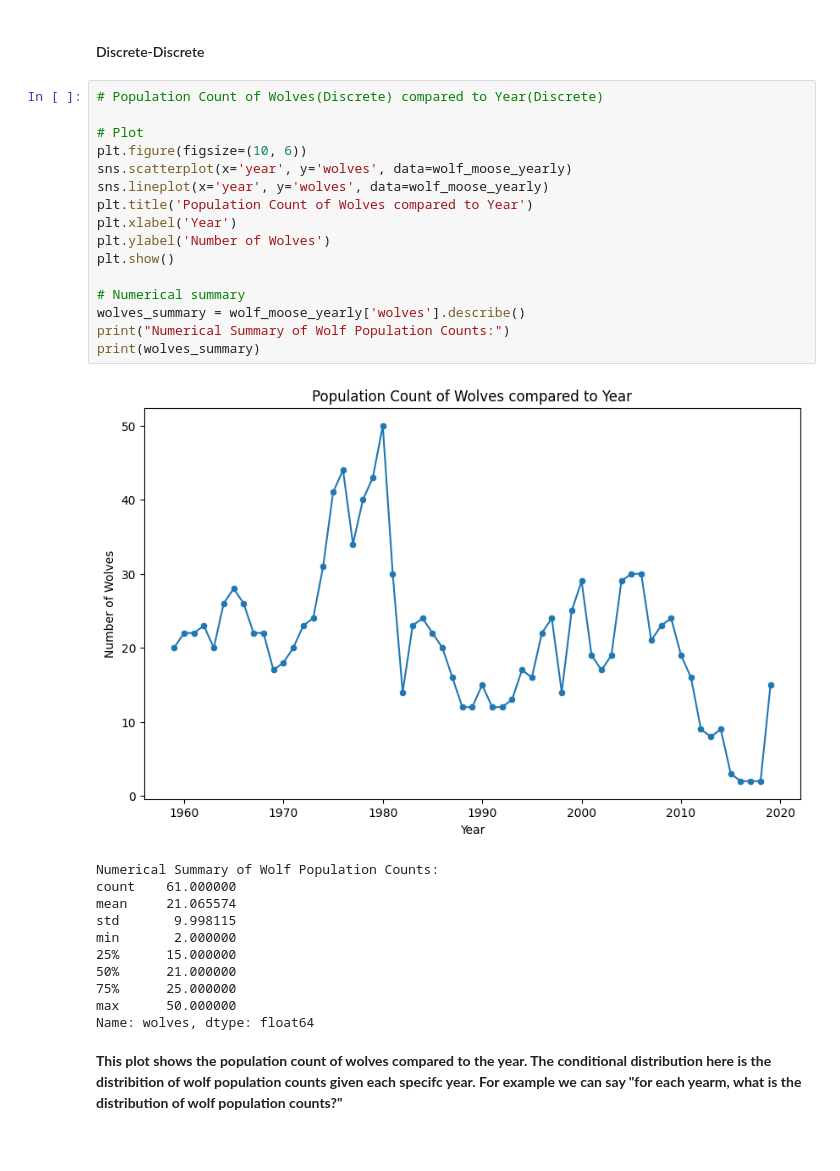
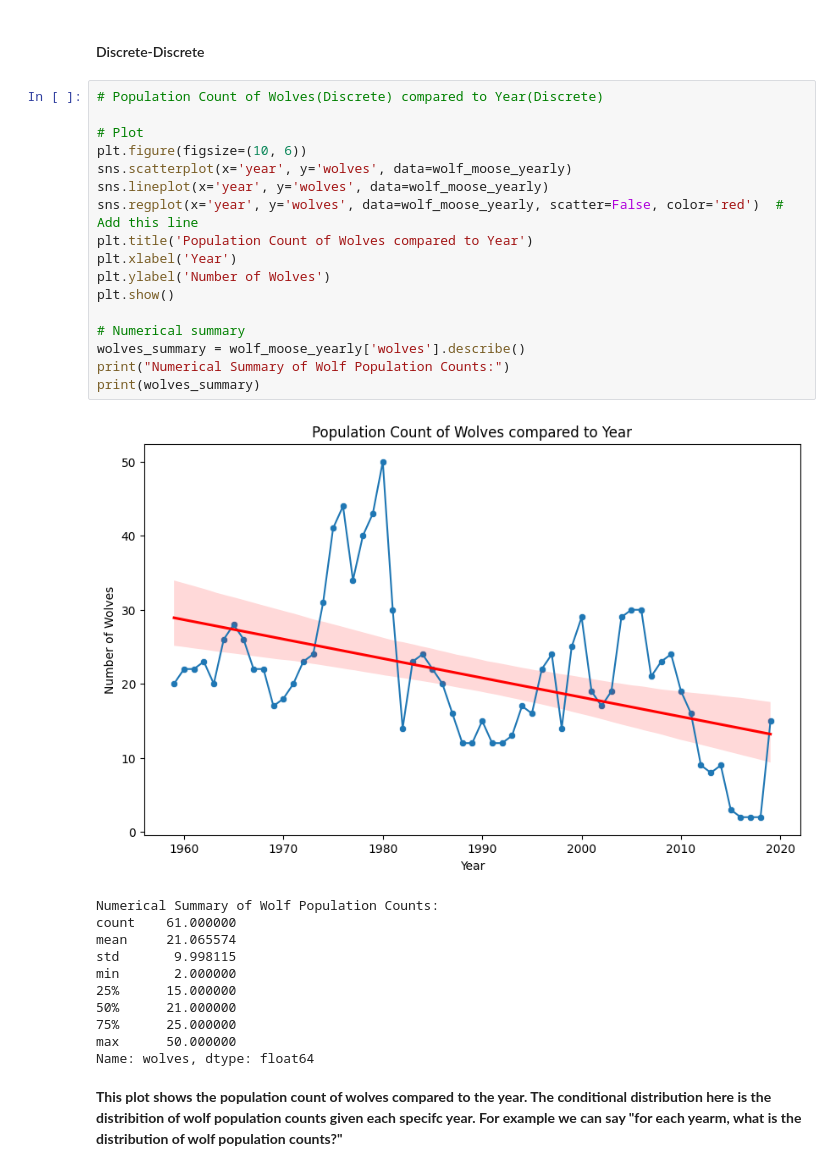
Before and after one commit to nickjohnsondls/DataSci-Final-Project, a Jupyter notebook: final_project.ipynb, the cells around one changed output. Cells and saved outputs as stored; diff of their text form.

```diff
--- a/final_project.ipynb
+++ b/final_project.ipynb
@@ -286,21 +286,22 @@ Name: kill rate, dtype: float64
 # %%
 # Population Count of Wolves(Discrete) compared to Year(Discrete)
 
 # Plot
 plt.figure(figsize=(10, 6))
 sns.scatterplot(x='year', y='wolves', data=wolf_moose_yearly)
 sns.lineplot(x='year', y='wolves', data=wolf_moose_yearly)
+sns.regplot(x='year', y='wolves', data=wolf_moose_yearly, scatter=False, color='red')  # Add this line
 plt.title('Population Count of Wolves compared to Year')
 plt.xlabel('Year')
 plt.ylabel('Number of Wolves')
 plt.show()
 
 # Numerical summary
 wolves_summary = wolf_moose_yearly['wolves'].describe()
 print("Numerical Summary of Wolf Population Counts:")
 print(wolves_summary)
 # %% [output]
-[figure, old version]
+[figure, new version]
 Numerical Summary of Wolf Population Counts:
 count    61.000000
 mean     21.065574
```
Also changed, not shown: parts of 23 cells of this notebook.
